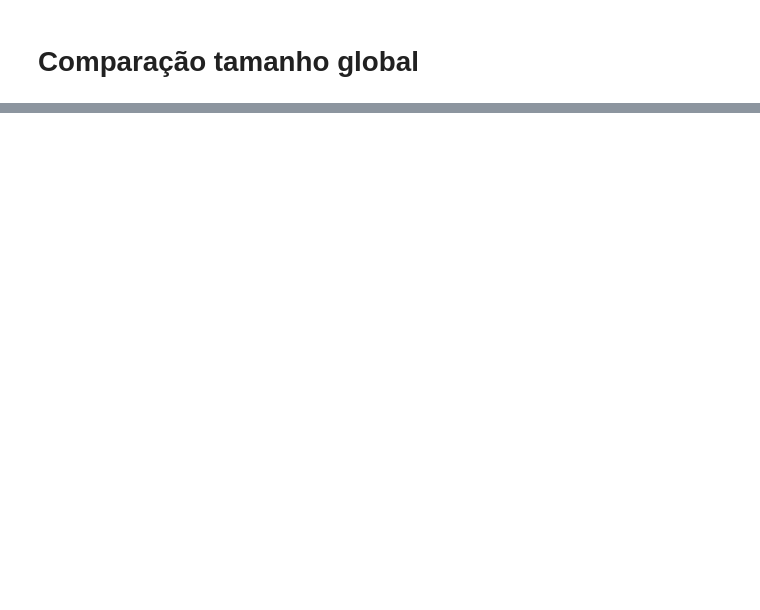
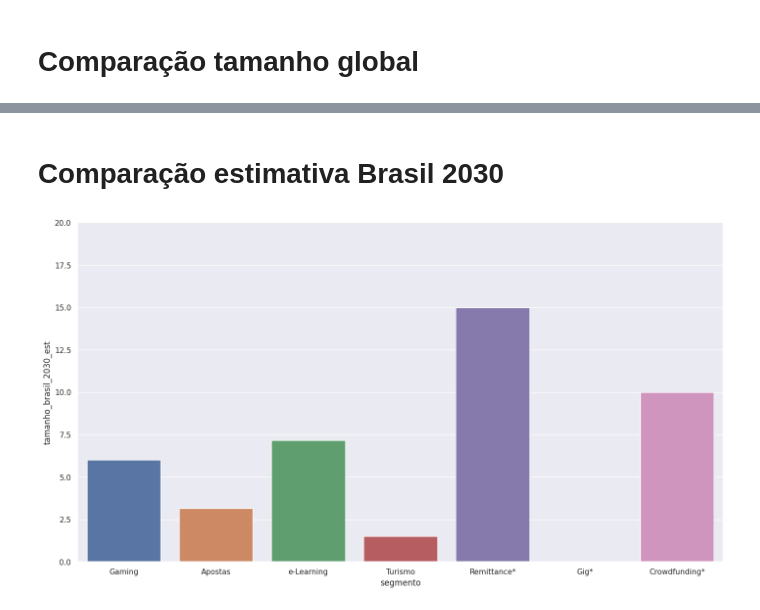
Before and after one commit to vitorsouton/estudo_mercado, a Jupyter notebook: notebooks/Tabelas.ipynb, the cells around one changed output, grey strips where cells are left out. Cells and saved outputs as stored; diff of their text form; code cells hidden in the pictures; blank space fills up the shorter version.

```diff
--- a/notebooks/Tabelas.ipynb
+++ b/notebooks/Tabelas.ipynb
@@ -27,0 +33,7 @@ graph.set(ylim=(0, 500));
+# %% [markdown]
+# Comparação estimativa Brasil 2030
+# %%
+brasil_2030 = sns.barplot(x=df['segmento'], y=df['tamanho_brasil_2030_est'])
+brasil_2030.set(ylim=(0, 20));
+# %% [output]
+[figure, added]
```
Also changed, not shown: parts of 16 cells of this notebook, 1 other file.
